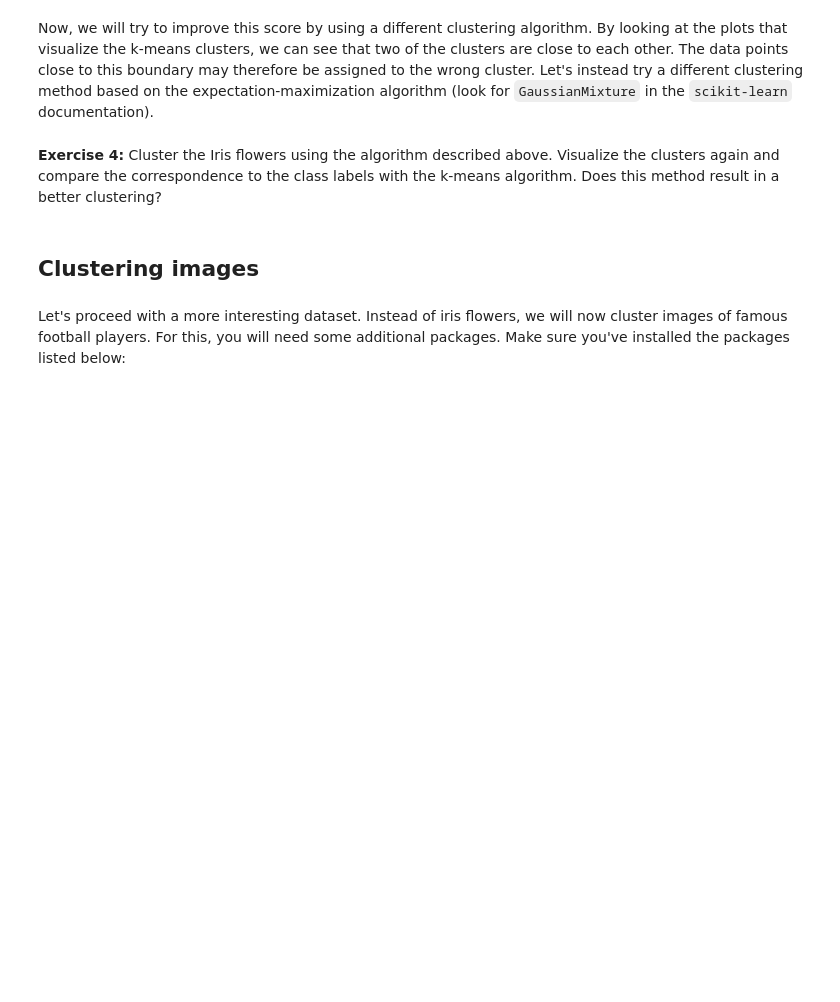
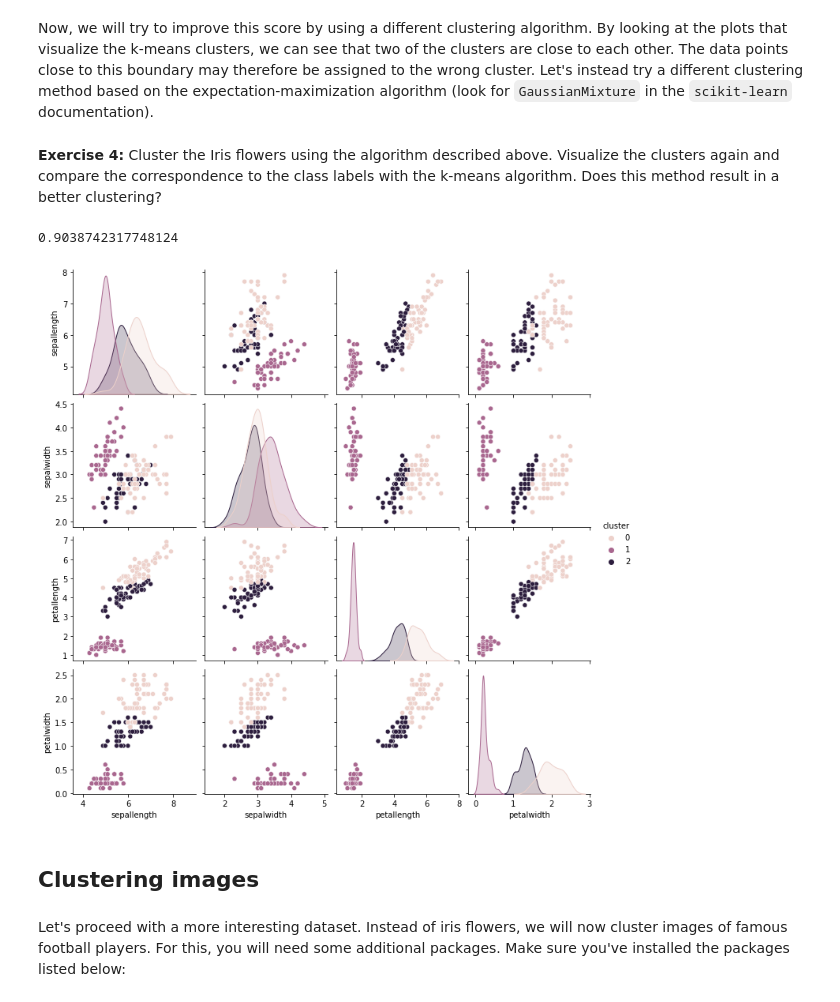
Before and after one commit to JorritWillaert/Data-Mining-Exercises, a Jupyter notebook: Session 4/notebooks/clustering.ipynb, the cells around one changed output. Cells and saved outputs as stored; diff of their text form; code cells hidden in the pictures; blank space fills up the shorter version.

```diff
--- a/Session 4/notebooks/clustering.ipynb
+++ b/Session 4/notebooks/clustering.ipynb
@@ -57,6 +114,21 @@ Even though class labels are typically not given in clustering problems, it woul
 Now, we will try to improve this score by using a different clustering algorithm. By looking at the plots that visualize the k-means clusters, we can see that two of the clusters are close to each other. The data points close to this boundary may therefore be assigned to the wrong cluster. Let's instead try a different clustering method based on the expectation-maximization algorithm (look for `GaussianMixture` in the `scikit-learn` documentation).
 # %% [markdown]
 **Exercise 4:** Cluster the Iris flowers using the algorithm described above. Visualize the clusters again and compare the correspondence to the class labels with the k-means algorithm. Does this method result in a better clustering?
+# %%
+from sklearn.mixture import GaussianMixture
+
+em = GaussianMixture(n_components=3)
+clusters = em.fit_predict(X)
+
+print(adjusted_rand_score(clusters, y))
+
+data = X.copy()
+data['cluster'] = clusters
+sns.pairplot(data=data, vars=X.columns, hue='cluster')
+plt.show()
+# %% [output]
+0.9038742317748124
+[figure, added]
 # %% [markdown]
 ## Clustering images
 # %% [markdown]
```
Also changed, not shown: parts of 11 cells of this notebook.
